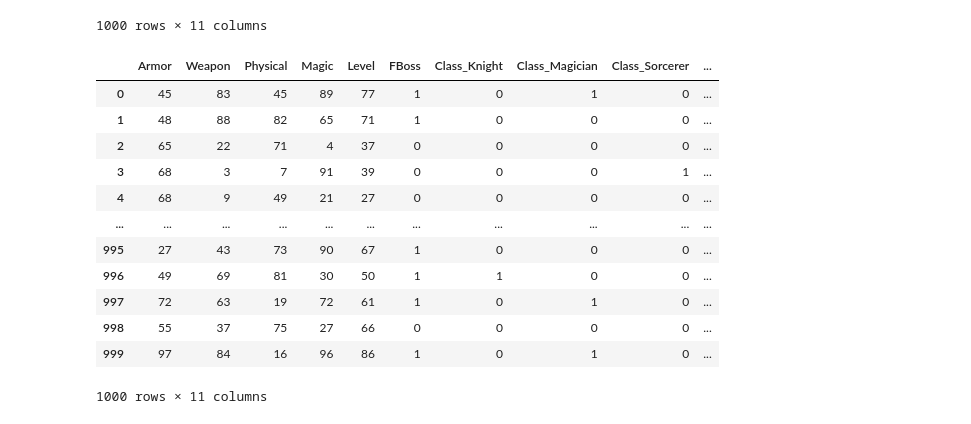
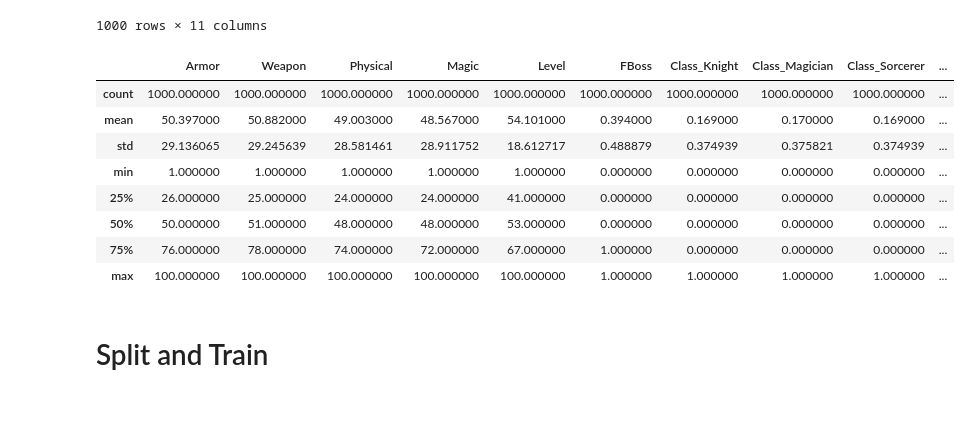
Before and after one commit to utidolas/MachineLearningLab, a Jupyter notebook: labLogisticRegression.ipynb, the cells around one changed output. Cells and saved outputs as stored; diff of their text form; code cells hidden in the pictures.

```diff
--- a/labLogisticRegression.ipynb
+++ b/labLogisticRegression.ipynb
@@ -67,23 +68,16 @@ df
 | 998 | 55 | 37 | 75 | 27 | 66 | 0 | 0 | 0 | 0 | ... |
 | 999 | 97 | 84 | 16 | 96 | 86 | 1 | 0 | 1 | 0 | ... |
 1000 rows × 11 columns
-# %%
-# convert target variable to integer
-df['FBoss'] = df['FBoss'].astype(int)
-df
-# %% [output]
-|  | Armor | Weapon | Physical | Magic | Level | FBoss | Class_Knight | Class_Magician | Class_Sorcerer | ... |
-| 0 | 45 | 83 | 45 | 89 | 77 | 1 | 0 | 1 | 0 | ... |
-| 1 | 48 | 88 | 82 | 65 | 71 | 1 | 0 | 0 | 0 | ... |
-| 2 | 65 | 22 | 71 | 4 | 37 | 0 | 0 | 0 | 0 | ... |
-| 3 | 68 | 3 | 7 | 91 | 39 | 0 | 0 | 0 | 1 | ... |
-| 4 | 68 | 9 | 49 | 21 | 27 | 0 | 0 | 0 | 0 | ... |
-| ... | ... | ... | ... | ... | ... | ... | ... | ... | ... | ... |
-| 995 | 27 | 43 | 73 | 90 | 67 | 1 | 0 | 0 | 0 | ... |
-| 996 | 49 | 69 | 81 | 30 | 50 | 1 | 1 | 0 | 0 | ... |
-| 997 | 72 | 63 | 19 | 72 | 61 | 1 | 0 | 1 | 0 | ... |
-| 998 | 55 | 37 | 75 | 27 | 66 | 0 | 0 | 0 | 0 | ... |
-| 999 | 97 | 84 | 16 | 96 | 86 | 1 | 0 | 1 | 0 | ... |
-1000 rows × 11 columns
 # %%
-df
+# check if conversion worked
+df.describe()
+# %% [output]
+|  | Armor | Weapon | Physical | Magic | Level | FBoss | Class_Knight | Class_Magician | Class_Sorcerer | ... |
+| count | 1000.000000 | 1000.000000 | 1000.000000 | 1000.000000 | 1000.000000 | 1000.000000 | 1000.000000 | 1000.000000 | 1000.000000 | ... |
+| mean | 50.397000 | 50.882000 | 49.003000 | 48.567000 | 54.101000 | 0.394000 | 0.169000 | 0.170000 | 0.169000 | ... |
+| std | 29.136065 | 29.245639 | 28.581461 | 28.911752 | 18.612717 | 0.488879 | 0.374939 | 0.375821 | 0.374939 | ... |
+| min | 1.000000 | 1.000000 | 1.000000 | 1.000000 | 1.000000 | 0.000000 | 0.000000 | 0.000000 | 0.000000 | ... |
+| 25% | 26.000000 | 25.000000 | 24.000000 | 24.000000 | 41.000000 | 0.000000 | 0.000000 | 0.000000 | 0.000000 | ... |
+| 50% | 50.000000 | 51.000000 | 48.000000 | 48.000000 | 53.000000 | 0.000000 | 0.000000 | 0.000000 | 0.000000 | ... |
+| 75% | 76.000000 | 78.000000 | 74.000000 | 72.000000 | 67.000000 | 1.000000 | 0.000000 | 0.000000 | 0.000000 | ... |
+| max | 100.000000 | 100.000000 | 100.000000 | 100.000000 | 100.000000 | 1.000000 | 1.000000 | 1.000000 | 1.000000 | ... |
@@ -89,0 +88,2 @@ df
+# %% [markdown]
+# Split and Train
```
Also changed, not shown: parts of 13 cells of this notebook, 2 other files.
